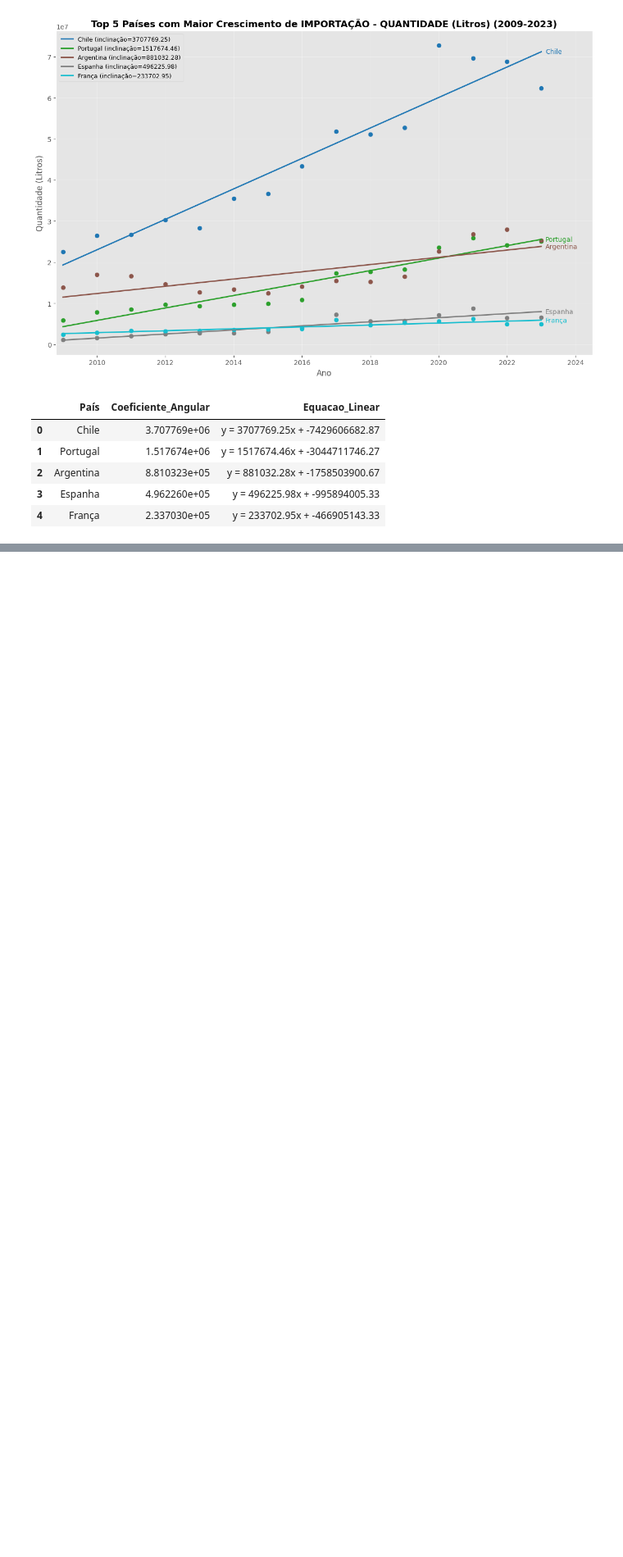
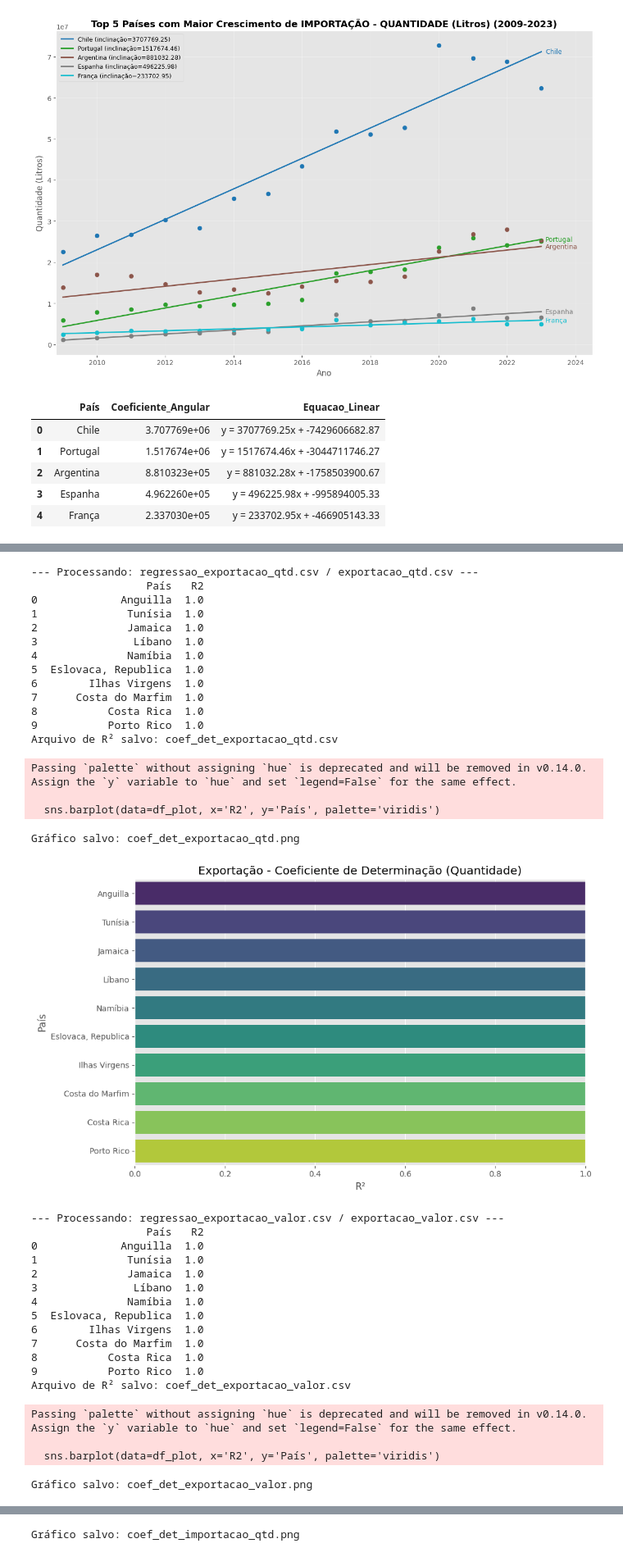
Before and after one commit to rafaellccouto/postech_analise_vinhos_comercio, a Jupyter notebook: Analise_vinhos_comercio.ipynb, the cells around one changed output, grey strips where cells are left out. Shown at 82% size. Saved outputs shown, nothing was run; the diff lists cells and outputs as text; code cells hidden in the pictures; blank space fills up the shorter version.

Commit message:
feat: coeficiente de determinação

```diff
--- a/Analise_vinhos_comercio.ipynb
+++ b/Analise_vinhos_comercio.ipynb
@@ -1179,0 +1260,53 @@ Arquivo 'top5_importacao_qtd_time.png' já existe.
+# %%
+# Aplicar para os quatro casos: exportação/importação (quantidade e valor)
+mapeamentos = [
+    ('regressao_exportacao_qtd.csv', 'exportacao_qtd.csv', 'coef_det_exportacao_qtd.csv', 'coef_det_exportacao_qtd.png', 'Exportação - Coeficiente de Determinação (Quantidade)'),
+    ('regressao_exportacao_valor.csv', 'exportacao_valor.csv', 'coef_det_exportacao_valor.csv', 'coef_det_exportacao_valor.png', 'Exportação - Coeficiente de Determinação (Valor)'),
+    ('regressao_importacao_qtd.csv', 'importacao_qtd.csv', 'coef_det_importacao_qtd.csv', 'coef_det_importacao_qtd.png', 'Importação - Coeficiente de Determinação (Quantidade)'),
+    ('regressao_importacao_valor.csv', 'importacao_valor.csv', 'coef_det_importacao_valor.csv', 'coef_det_importacao_valor.png', 'Importação - Coeficiente de Determinação (Valor)')
+ ]
+
+for reg_csv, ts_csv, out_csv, out_png, titulo in mapeamentos:
+    print(f'--- Processando: {reg_csv} / {ts_csv} ---')
+    if not (os.path.exists(reg_csv) and os.path.exists(ts_csv)):
+        print(f'Arquivos necessários ausentes: {reg_csv} ou {ts_csv} (pular)')
+        continue
+    df_r2 = calcular_r2_por_regressao(reg_csv, ts_csv)
+    print(df_r2.head(10))
+    salvar_e_plotar(df_r2, out_csv, out_png, top_n=10, titulo=titulo)
+# %% [output]
+--- Processando: regressao_exportacao_qtd.csv / exportacao_qtd.csv ---
+                  País   R2
+0             Anguilla  1.0
+1              Tunísia  1.0
+2              Jamaica  1.0
+3               Líbano  1.0
+4              Namíbia  1.0
+5  Eslovaca, Republica  1.0
+6        Ilhas Virgens  1.0
+7      Costa do Marfim  1.0
+8           Costa Rica  1.0
+9           Porto Rico  1.0
+Arquivo de R² salvo: coef_det_exportacao_qtd.csv
+Passing `palette` without assigning `hue` is deprecated and will be removed in v0.14.0. Assign the `y` variable to `hue` and set `legend=False` for the same effect.
+
+  sns.barplot(data=df_plot, x='R2', y='País', palette='viridis')
+Gráfico salvo: coef_det_exportacao_qtd.png
+[figure, added]
+--- Processando: regressao_exportacao_valor.csv / exportacao_valor.csv ---
+                  País   R2
+0             Anguilla  1.0
+1              Tunísia  1.0
+2              Jamaica  1.0
+3               Líbano  1.0
+4              Namíbia  1.0
+5  Eslovaca, Republica  1.0
+6        Ilhas Virgens  1.0
+7      Costa do Marfim  1.0
+8           Costa Rica  1.0
+9           Porto Rico  1.0
+Arquivo de R² salvo: coef_det_exportacao_valor.csv
+Passing `palette` without assigning `hue` is deprecated and will be removed in v0.14.0. Assign the `y` variable to `hue` and set `legend=False` for the same effect.
+
+  sns.barplot(data=df_plot, x='R2', y='País', palette='viridis')
+Gráfico salvo: coef_det_exportacao_valor.png
@@ -1179,0 +1330 @@ Arquivo 'top5_importacao_qtd_time.png' já existe.
+Gráfico salvo: coef_det_importacao_qtd.png
```
Also changed, not shown: parts of 12 cells of this notebook, 13 other files.
